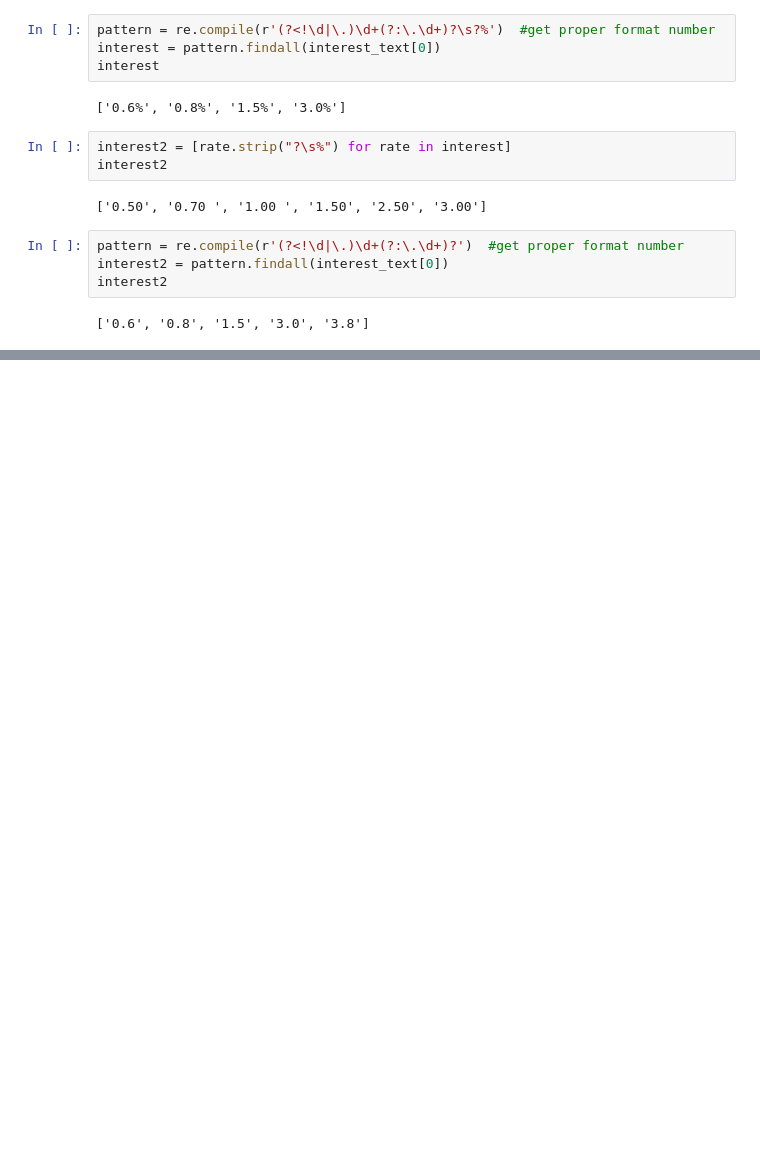
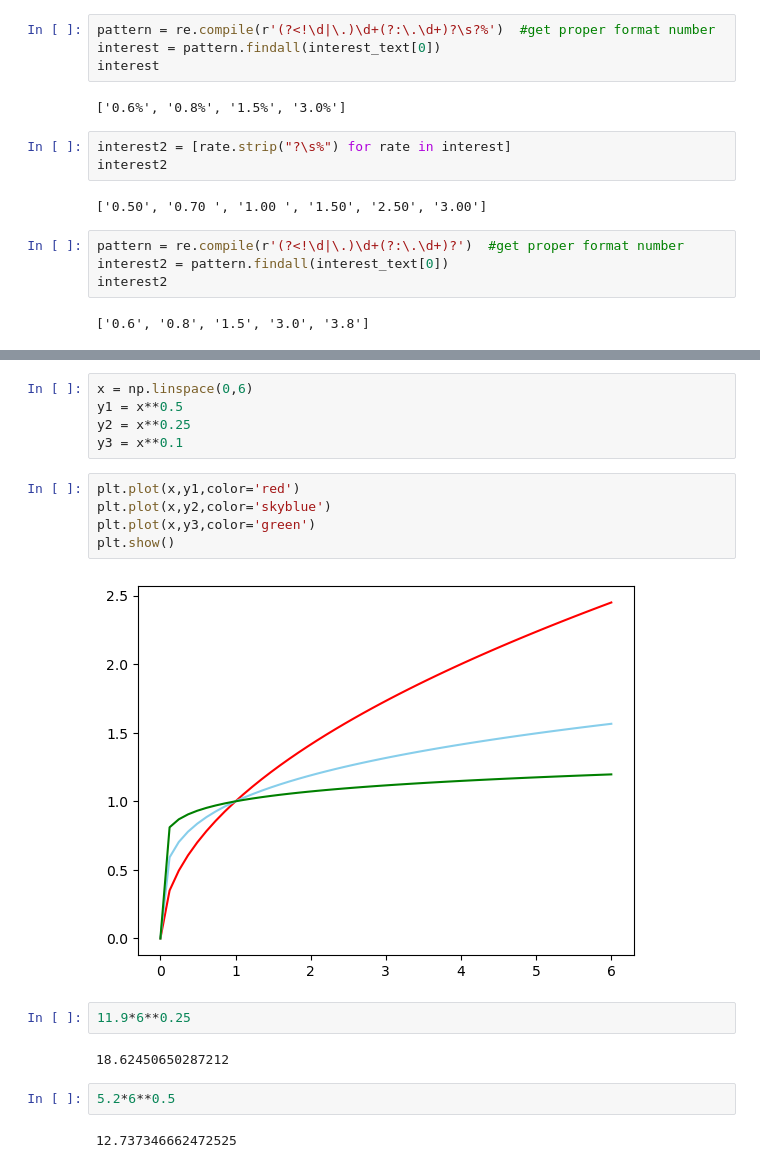
Before and after one commit to ijayden-lung/invest, a Jupyter notebook: CB_test.ipynb, the cells around one changed output, grey strips where cells are left out. Drawn from its saved outputs; the diff is of its cells as text; blank space fills up the shorter version.

```diff
--- a/CB_test.ipynb
+++ b/CB_test.ipynb
@@ -282,0 +372,20 @@ dat = json.loads(data)
+# %%
+x = np.linspace(0,6)
+y1 = x**0.5
+y2 = x**0.25
+y3 = x**0.1
+# %%
+plt.plot(x,y1,color='red')
+plt.plot(x,y2,color='skyblue')
+plt.plot(x,y3,color='green')
+plt.show()
+# %% [output]
+[figure, added]
+# %%
+11.9*6**0.25
+# %% [output]
+18.62450650287212
+# %%
+5.2*6**0.5
+# %% [output]
+12.737346662472525
```
Also changed, not shown: parts of 10 cells of this notebook, 11 other files.
